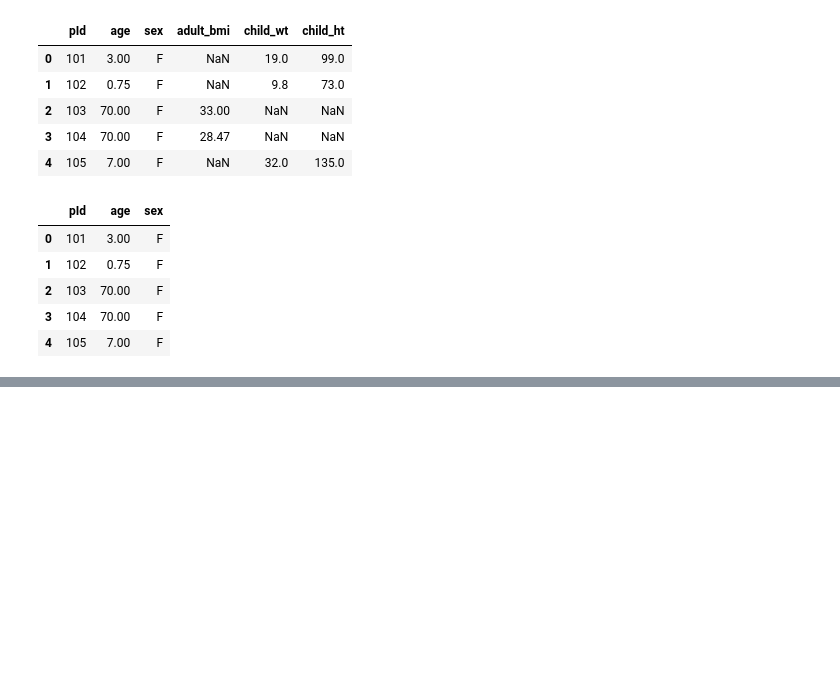
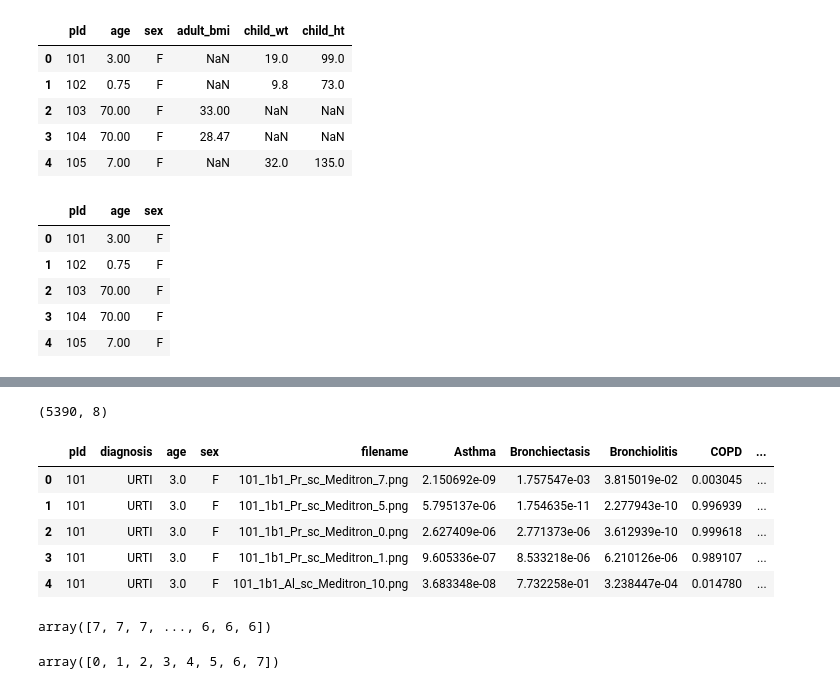
Before and after one commit to danaelisanicolas/Detecting-Respiratory-Disease, a Jupyter notebook: code/part-5-training-with-text-data.ipynb, the cells around one changed output, grey strips where cells are left out. Saved outputs shown, nothing was run; the diff lists cells and outputs as text; code cells hidden in the pictures; blank space fills up the shorter version.

```diff
--- a/code/part-5-training-with-text-data.ipynb
+++ b/code/part-5-training-with-text-data.ipynb
@@ -113,0 +155,5 @@ for pid in pids:
+# %%
+#load model
+model_path = '../input/cnn-part-4-training-and-modelling/res.h5'
+model = load_model(model_path)
+model
@@ -113,0 +162,9 @@ for pid in pids:
+# %%
+batch_holder = np.zeros((df.shape[0], 224, 224, 3))
+
+for i,img in enumerate(os.listdir(path)):
+  img = load_img(os.path.join(path,img), target_size=(224,224))
+  batch_holder[i, :] = img
+# %%
+result = model.predict(batch_holder)
+result
@@ -113,0 +194,3 @@ for pid in pids:
+# %%
+predictions = pd.DataFrame(result, columns=categories)
+predictions.head()
@@ -113,0 +204,14 @@ for pid in pids:
+# %%
+predictions.shape
+# %% [output]
+(5390, 8)
+# %%
+final_df = df.merge(predictions, left_index=True, right_index=True)
+final_df.head()
+# %% [output]
+|  | pId | diagnosis | age | sex | filename | Asthma | Bronchiectasis | Bronchiolitis | COPD | ... |
+| 0 | 101 | URTI | 3.0 | F | 101_1b1_Pr_sc_Meditron_7.png | 2.150692e-09 | 1.757547e-03 | 3.815019e-02 | 0.003045 | ... |
+| 1 | 101 | URTI | 3.0 | F | 101_1b1_Pr_sc_Meditron_5.png | 5.795137e-06 | 1.754635e-11 | 2.277943e-10 | 0.996939 | ... |
+| 2 | 101 | URTI | 3.0 | F | 101_1b1_Pr_sc_Meditron_0.png | 2.627409e-06 | 2.771373e-06 | 3.612939e-10 | 0.999618 | ... |
+| 3 | 101 | URTI | 3.0 | F | 101_1b1_Pr_sc_Meditron_1.png | 9.605336e-07 | 8.533218e-06 | 6.210126e-06 | 0.989107 | ... |
+| 4 | 101 | URTI | 3.0 | F | 101_1b1_Al_sc_Meditron_10.png | 3.683348e-08 | 7.732258e-01 | 3.238447e-04 | 0.014780 | ... |
@@ -113,0 +226,10 @@ for pid in pids:
+# %%
+label_encoder = LabelEncoder()
+diag_encoded = label_encoder.fit_transform(final_df['diagnosis'])
+diag_encoded
+# %% [output]
+array([7, 7, 7, ..., 6, 6, 6])
+# %%
+np.unique(diag_encoded)
+# %% [output]
+array([0, 1, 2, 3, 4, 5, 6, 7])
```
Also changed, not shown: parts of 82 cells of this notebook, 3 other files.
